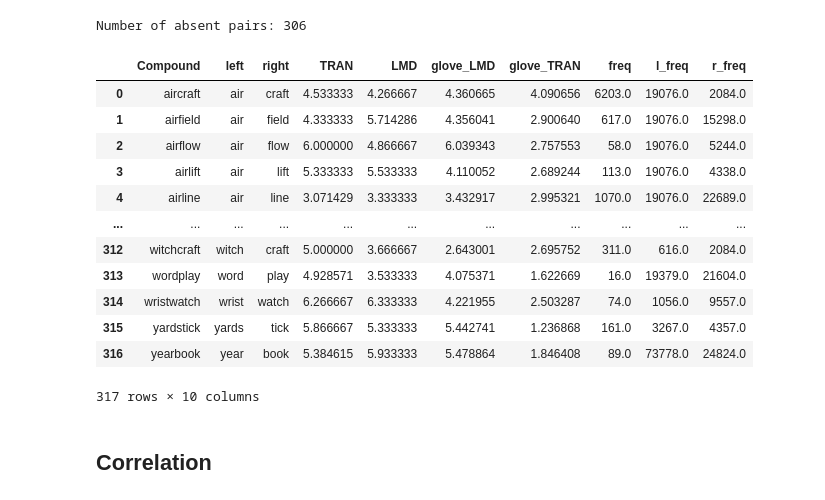
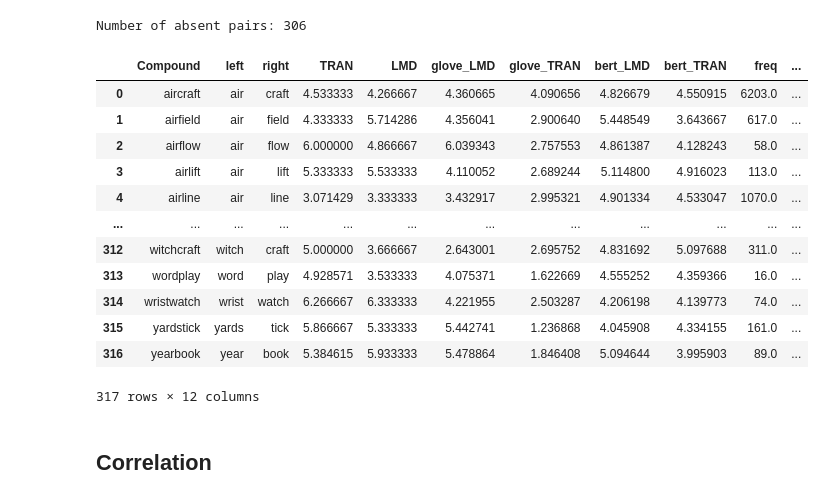
Before and after one commit to PranavAga/compounds-analysis, a Jupyter notebook: frequency.ipynb, the cells around one changed output. Drawn from its saved outputs; the diff is of its cells as text; code cells hidden in the pictures.

```diff
--- a/frequency.ipynb
+++ b/frequency.ipynb
@@ -30,5 +30,10 @@ ladec_df.head()
 # %%
 # Load the CSV data
 compounds_glove_df = pd.read_csv("./data/compounds_glove.csv")
-compounds_glove_df.head()
+compounds_bert_df = pd.read_csv("./data/compounds_bert.csv")
+compounds_df = pd.merge(
+    compounds_glove_df, compounds_bert_df,
+    on=['Compound','left','right', 'TRAN', 'LMD'], how='inner'
+)
+compounds_df
 # %% [output]
@@ -42,7 +54,7 @@ compounds_glove_df.head()
 # Find the index of the rows which dont have a pair of words in the LADEC dataset
 absent_pairs = []
 
-for index, row in compounds_glove_df.iterrows():
+for index, row in compounds_df.iterrows():
     if (
         (row['Compound'] not in ladec_df['stim'].values) or
         (ladec_df[ladec_df['stim'] == row['Compound']]['BLPbncfrequency'].isnull().values[0]) or
@@ -51,32 +63,32 @@ for index, row in compounds_glove_df.iterrows():
         ):
         absent_pairs.append(index)
     else:
-        compounds_glove_df.loc[index, 'freq'] = ladec_df[ladec_df['stim'] == row['Compound']]['BLPbncfrequency'].values[0]
-        compounds_glove_df.loc[index, 'l_freq'] = ladec_df[ladec_df['stim'] == row['Compound']]['c1_BLPbncfrequency'].values[0]
-        compounds_glove_df.loc[index, 'r_freq'] = ladec_df[ladec_df['stim'] == row['Compound']]['c2_BLPbncfrequency'].values[0]
+        compounds_df.loc[index, 'freq'] = ladec_df[ladec_df['stim'] == row['Compound']]['BLPbncfrequency'].values[0]
+        compounds_df.loc[index, 'l_freq'] = ladec_df[ladec_df['stim'] == row['Compound']]['c1_BLPbncfrequency'].values[0]
+        compounds_df.loc[index, 'r_freq'] = ladec_df[ladec_df['stim'] == row['Compound']]['c2_BLPbncfrequency'].values[0]
 
 print(f"Number of absent pairs: {len(absent_pairs)}")
 # %% [output]
 Number of absent pairs: 306
 # %%
 # Drop the absent pairs from the dataframe
-compounds_glove_df = compounds_glove_df.drop(absent_pairs)
-compounds_glove_df = compounds_glove_df.reset_index(drop=True)
-compounds_glove_df
+compounds_df = compounds_df.drop(absent_pairs)
+compounds_df = compounds_df.reset_index(drop=True)
+compounds_df
 # %% [output]
-|  | Compound | left | right | TRAN | LMD | glove_LMD | glove_TRAN | freq | l_freq | r_freq |
-| 0 | aircraft | air | craft | 4.533333 | 4.266667 | 4.360665 | 4.090656 | 6203.0 | 19076.0 | 2084.0 |
-| 1 | airfield | air | field | 4.333333 | 5.714286 | 4.356041 | 2.900640 | 617.0 | 19076.0 | 15298.0 |
-| 2 | airflow | air | flow | 6.000000 | 4.866667 | 6.039343 | 2.757553 | 58.0 | 19076.0 | 5244.0 |
-| 3 | airlift | air | lift | 5.333333 | 5.533333 | 4.110052 | 2.689244 | 113.0 | 19076.0 | 4338.0 |
-| 4 | airline | air | line | 3.071429 | 3.333333 | 3.432917 | 2.995321 | 1070.0 | 19076.0 | 22689.0 |
-| ... | ... | ... | ... | ... | ... | ... | ... | ... | ... | ... |
-| 312 | witchcraft | witch | craft | 5.000000 | 3.666667 | 2.643001 | 2.695752 | 311.0 | 616.0 | 2084.0 |
-| 313 | wordplay | word | play | 4.928571 | 3.533333 | 4.075371 | 1.622669 | 16.0 | 19379.0 | 21604.0 |
-| 314 | wristwatch | wrist | watch | 6.266667 | 6.333333 | 4.221955 | 2.503287 | 74.0 | 1056.0 | 9557.0 |
-| 315 | yardstick | yards | tick | 5.866667 | 5.333333 | 5.442741 | 1.236868 | 161.0 | 3267.0 | 4357.0 |
-| 316 | yearbook | year | book | 5.384615 | 5.933333 | 5.478864 | 1.846408 | 89.0 | 73778.0 | 24824.0 |
+|  | Compound | left | right | TRAN | LMD | glove_LMD | glove_TRAN | bert_LMD | bert_TRAN | freq | ... |
+| 0 | aircraft | air | craft | 4.533333 | 4.266667 | 4.360665 | 4.090656 | 4.826679 | 4.550915 | 6203.0 | ... |
+| 1 | airfield | air | field | 4.333333 | 5.714286 | 4.356041 | 2.900640 | 5.448549 | 3.643667 | 617.0 | ... |
+| 2 | airflow | air | flow | 6.000000 | 4.866667 | 6.039343 | 2.757553 | 4.861387 | 4.128243 | 58.0 | ... |
+| 3 | airlift | air | lift | 5.333333 | 5.533333 | 4.110052 | 2.689244 | 5.114800 | 4.916023 | 113.0 | ... |
+| 4 | airline | air | line | 3.071429 | 3.333333 | 3.432917 | 2.995321 | 4.901334 | 4.533047 | 1070.0 | ... |
+| ... | ... | ... | ... | ... | ... | ... | ... | ... | ... | ... | ... |
+| 312 | witchcraft | witch | craft | 5.000000 | 3.666667 | 2.643001 | 2.695752 | 4.831692 | 5.097688 | 311.0 | ... |
+| 313 | wordplay | word | play | 4.928571 | 3.533333 | 4.075371 | 1.622669 | 4.555252 | 4.359366 | 16.0 | ... |
+| 314 | wristwatch | wrist | watch | 6.266667 | 6.333333 | 4.221955 | 2.503287 | 4.206198 | 4.139773 | 74.0 | ... |
+| 315 | yardstick | yards | tick | 5.866667 | 5.333333 | 5.442741 | 1.236868 | 4.045908 | 4.334155 | 161.0 | ... |
+| 316 | yearbook | year | book | 5.384615 | 5.933333 | 5.478864 | 1.846408 | 5.094644 | 3.995903 | 89.0 | ... |
-317 rows × 10 columns
+317 rows × 12 columns
 # %% [markdown]
 ## Correlation
 # %%
```
Also changed, not shown: parts of 13 cells of this notebook, 6 other files.
